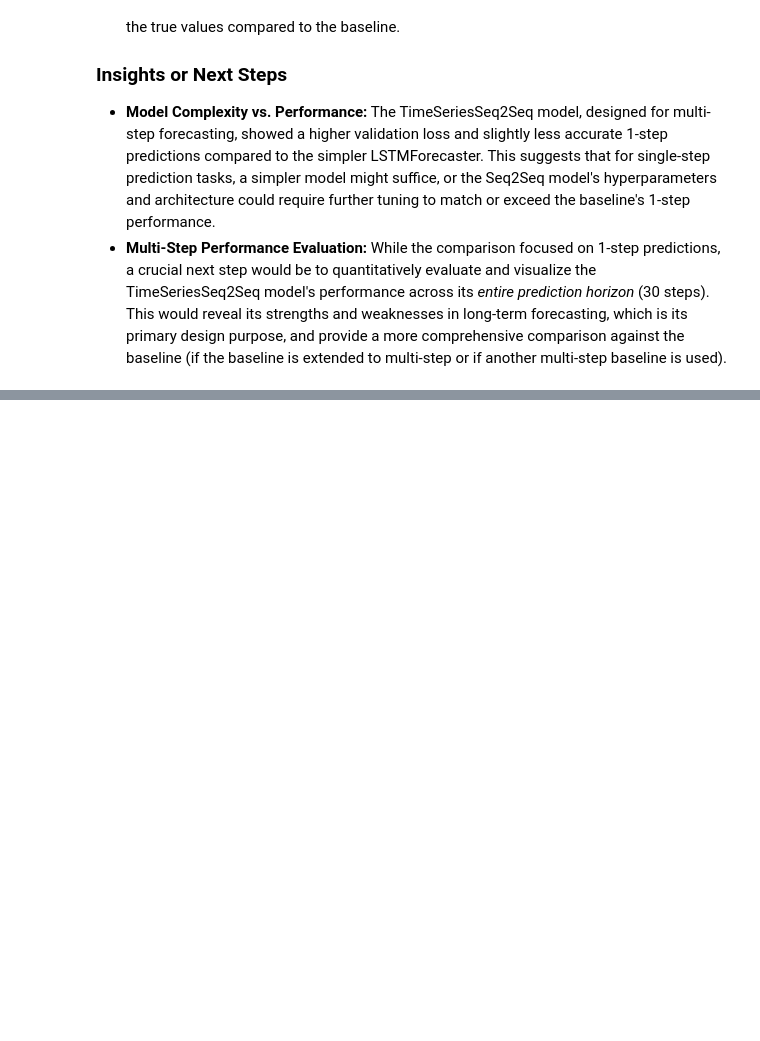
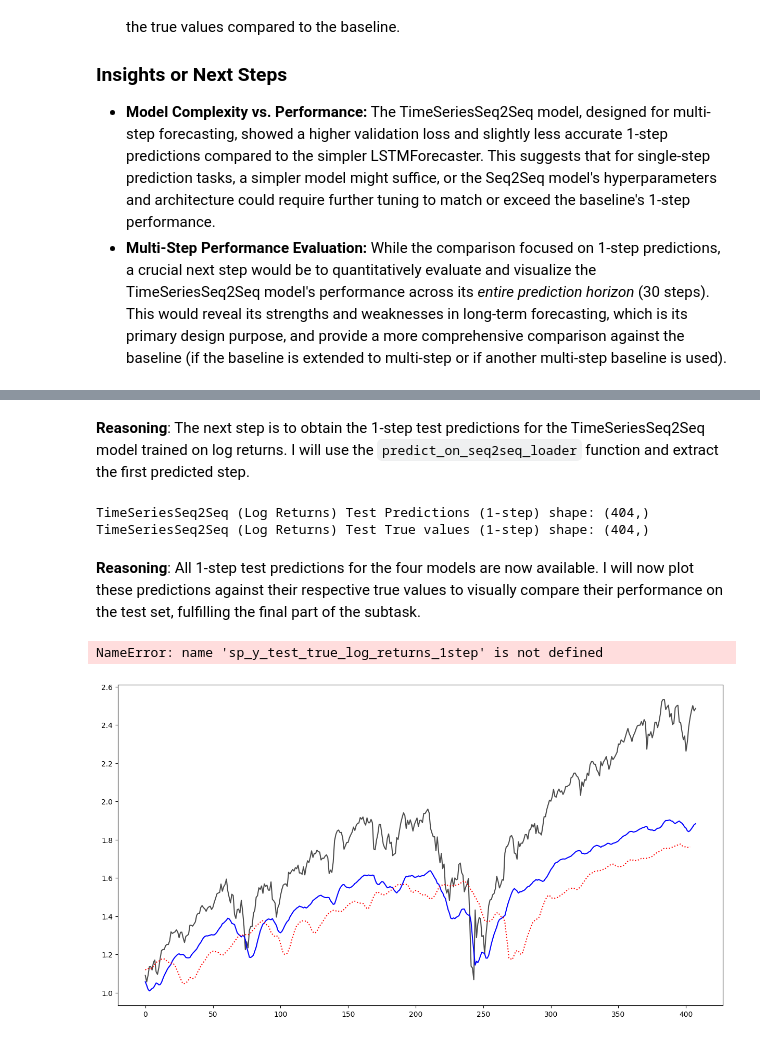
Before and after one commit to dennisddschulz/cas-artificial-intelligence, a Jupyter notebook: 06_transformer/04_Assignment_–_Encoder_Decoder_mit_Attention_(Seq2Seq)_&_Brücke_zu_Transformern_Aufgabe_4c.ipynb, the cells around one changed output, grey strips where cells are left out. Drawn from its saved outputs; the diff is of its cells as text; code cells hidden in the pictures; blank space fills up the shorter version.

```diff
--- a/06_transformer/04_Assignment_–_Encoder_Decoder_mit_Attention_(Seq2Seq)_&_Brücke_zu_Transformern_Aufgabe_4c.ipynb
+++ b/06_transformer/04_Assignment_–_Encoder_Decoder_mit_Attention_(Seq2Seq)_&_Brücke_zu_Transformern_Aufgabe_4c.ipynb
@@ -3776,0 +4182,43 @@ The TimeSeriesSeq2Seq model, despite a higher validation loss compared to the ba
+# %% [markdown]
+**Reasoning**:
+The next step is to obtain the 1-step test predictions for the TimeSeriesSeq2Seq model trained on log returns. I will use the `predict_on_seq2seq_loader` function and extract the first predicted step.
+# %%
+ts_y_test_pred_log_returns_full, ts_y_test_true_log_returns_full = predict_on_seq2seq_loader(log_returns_ts_model, test_loader_sp_seq2seq_log_returns, horizon_seq2seq)
+
+ts_y_test_pred_log_returns_1step = ts_y_test_pred_log_returns_full[:, 0, :].squeeze(-1).numpy()
+ts_y_test_true_log_returns_1step = ts_y_test_true_log_returns_full[:, 0].numpy()
+
+print(f"TimeSeriesSeq2Seq (Log Returns) Test Predictions (1-step) shape: {ts_y_test_pred_log_returns_1step.shape}")
+print(f"TimeSeriesSeq2Seq (Log Returns) Test True values (1-step) shape: {ts_y_test_true_log_returns_1step.shape}")
+# %% [output]
+TimeSeriesSeq2Seq (Log Returns) Test Predictions (1-step) shape: (404,)
+TimeSeriesSeq2Seq (Log Returns) Test True values (1-step) shape: (404,)
+# %% [markdown]
+**Reasoning**:
+All 1-step test predictions for the four models are now available. I will now plot these predictions against their respective true values to visually compare their performance on the test set, fulfilling the final part of the subtask.
+# %%
+plt.figure(figsize=(15, 8))
+plt.plot(sp_y_test_true_1step, label="True Values (Norm Prices)", color='black', alpha=0.7)
+plt.plot(sp_y_test_pred_1step, label="LSTM (Norm Prices) Predictions", color='blue', linestyle='-')
+plt.plot(ts_y_test_pred_1step, label="Seq2Seq (Norm Prices) 1-Step Predictions", color='red', linestyle=':')
+
+# For log returns, we'll plot them on a secondary axis or separately if values are too disparate.
+# Given they are normalized, they should be comparable on the same axis for relative movement.
+# However, to avoid visual clutter and interpretability issues when plotting different types of 'values' on one axis, let's plot true log returns and their predictions.
+# Note: Direct comparison with normalized prices is not straightforward without inverse transformation.
+# For now, we'll plot the normalized log returns and their predictions directly.
+
+plt.plot(sp_y_test_true_log_returns_1step, label="True Values (Norm Log Returns)", color='gray', alpha=0.7, linestyle='-')
+plt.plot(sp_y_test_pred_log_returns_1step, label="LSTM (Norm Log Returns) Predictions", color='green', linestyle='--')
+plt.plot(ts_y_test_pred_log_returns_1step, label="Seq2Seq (Norm Log Returns) 1-Step Predictions", color='purple', linestyle='-.')
+
+plt.title("Comparison of 1-step Test Predictions: All Models (Normalized Prices vs. Log Returns)")
+plt.xlabel("Test Sample Index")
+plt.ylabel("Normalized Value")
+plt.legend(loc='upper right', bbox_to_anchor=(1.25, 1))
+plt.grid(True)
+plt.tight_layout()
+plt.show()
+# %% [output]
+NameError: name 'sp_y_test_true_log_returns_1step' is not defined
+[figure, added]
```
Also changed, not shown: parts of 37 cells of this notebook.
